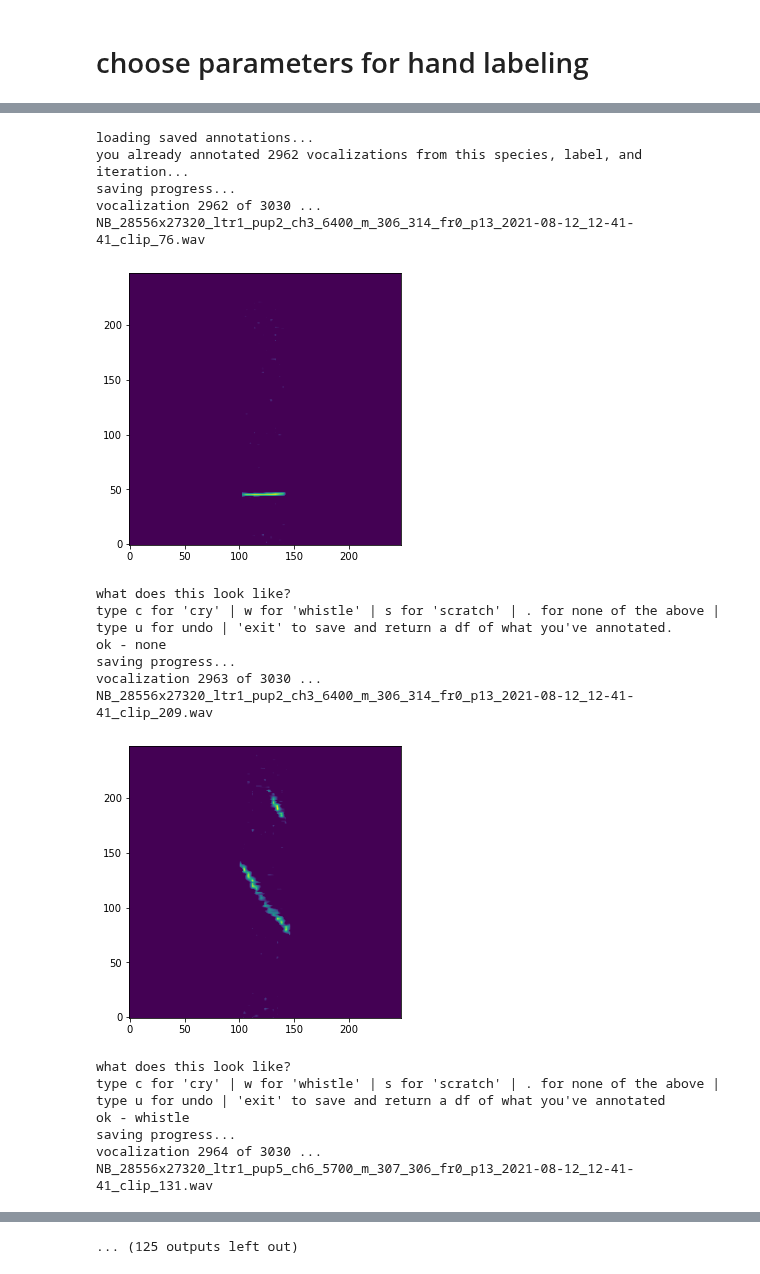
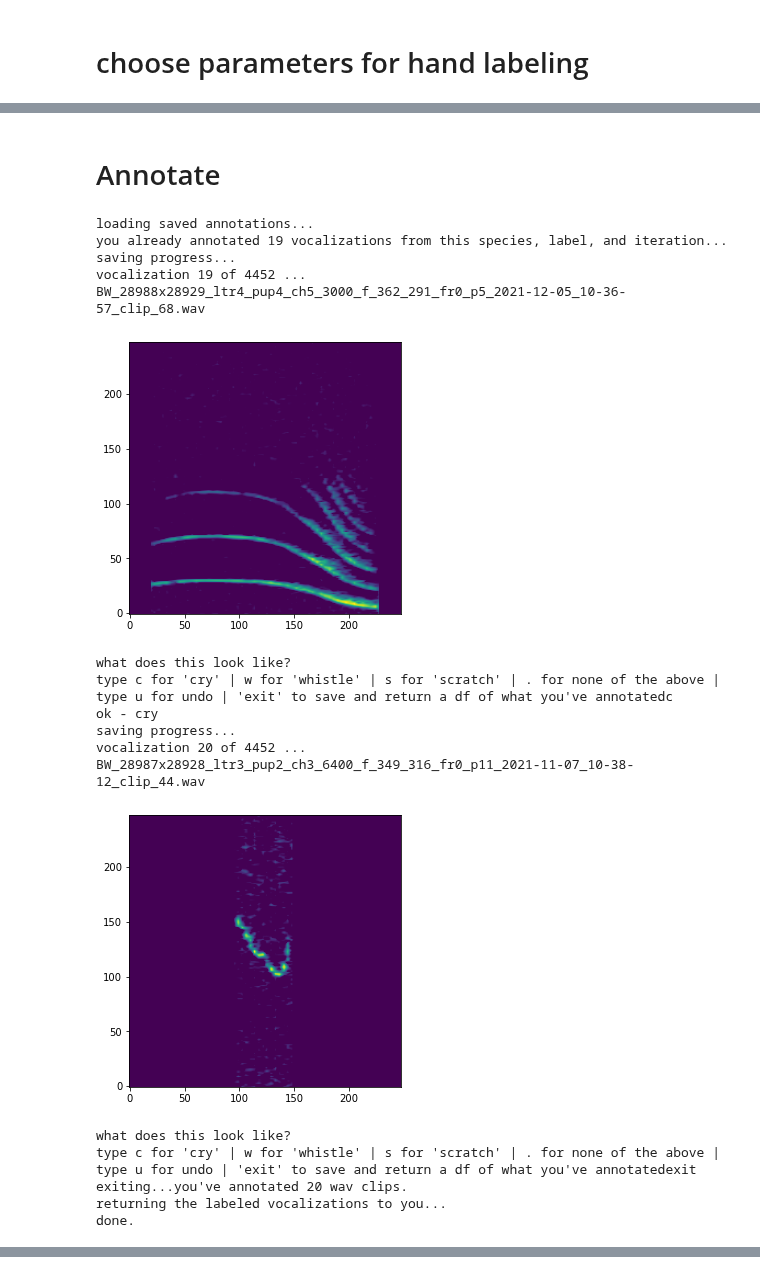
Before and after one commit to nickjourjine/peromyscus-pup-vocal-evolution, a Jupyter notebook: scripts/Annotate from UMAP.ipynb, the cells around one changed output, grey strips where cells are left out. Cells and saved outputs as stored; diff of their text form; code cells hidden in the pictures.

```diff
--- a/scripts/Annotate from UMAP.ipynb
+++ b/scripts/Annotate from UMAP.ipynb
@@ -31,8 +32,7 @@ The autoreload extension is already loaded. To reload it, use:
 # %%
 # to do: put these in a paths.py file and run it
 all_wav_raw = '/n/hoekstra_lab_tier1/Users/njourjine/manuscript/audio/raw/development/'
-all_voc_clips_dirs = '/n/hoekstra_lab_tier1/Users/njourjine/manuscript/audio/clips/amplitude_segmentation/final/vocalization_clips/'
-all_bg_clips_dirs = '/n/hoekstra_lab_tier1/Users/njourjine/manuscript/audio/clips/amplitude_segmentation/final/background_clips/'
+all_voc_clips_dirs = '/n/hoekstra_lab_tier1/Users/njourjine/manuscript/audio/clips/amplitude_segmented/final/vocalization_clips/'
 test_set_path = '/n/hoekstra_lab_tier1/Users/njourjine/manuscript/audio/annotated/annotations_csv/all_annotations.csv'
 # %% [markdown]
 # generate hdbscan labels
@@ -261,7 +259,7 @@ sampling_params = {'species': species,
                    'num_to_sample':6000,
                    'random_state':123456,
                    'hdbscan_label':0,
-                   'sampling_iteration':2,
+                   'sampling_iteration':iteration_number,
                    'clips_dir':clips_dir,
                    'type':'sampling vocalizations from umap'}
 
@@ -281,6 +279,7 @@ ok - no file saved
 # %% [markdown]
 # choose parameters for hand labeling
 # %%
-# check if sampling params already exist
-print(os.listdir(params_save_dir))
+# check which sampling params and iterations already exist
+print('available sampling parameters and iterations (species_label_iteration.json):')
+for i in os.listdir(params_save_dir): print('\t',i)
 # %% [output]
@@ -315,10 +330,10 @@ saved sampled vocalizations to:
 # %%
 #load sampled vocalizations
-ds_df = pd.read_feather(os.path.join(df_save_dir+df_save_name))
+#ds_df = pd.read_feather(os.path.join(df_save_dir+df_save_name))
 
 #check how many are from pups in the test set
 test_df = pd.read_csv(test_set_path)
-in_test_set = check_test_set(ds_df, test_df)
+in_test_set = annotation.check_test_set(ds_df, test_df)
 print(len(in_test_set), 'vocs come from pups in the test set')
 print('dropping them...')
 
@@ -384,58 +402,62 @@ plt.scatter(
+# %% [markdown]
+# Annotate
 # %%
 # now hand annotate them - this is easiest if this is the last cell in the notebook - consider temporaroly moving it there
+# if you press a non-allowed key or undo, just re-reun this cell to start annotating from where you left off
 
 #for viewing specs with different param than used in embedding
 spec_params = {
     'min_freq': 5000, # minimum frequency
     'max_freq': 125000, # maximum frequency
     'nperseg': 512, # FFT
     'noverlap': 512 // 4, # FFT
     'spec_min_val': .1, # minimum log-spectrogram value - update from noise floors dataframe if noise_floors_path provided
     'fs': 250000, # audio samplerate
     'downsample_by':2, #2 means take every other pixel from the original spectrogram
-    'log_resize_scaling_factor':None,
     'fill_value': .1,
     'max_dur':.1,
     'num_time_bins':248,
     'num_freq_bins':248,
     'spec_max_val':10,
-    'interpolate':True,
     'noise_floors_path':None
 }
 
-#interactive annotation
+#set paths
+in_progress_dir = '/n/hoekstra_lab_tier1/Users/njourjine/manuscript/models/das/annotations_from_umap/'+sampling_params['species']+'/annotations/in_progress/'+'hdbscanlabel'+str(sampling_params['hdbscan_label'])+'/'+str(sampling_params['sampling_iteration'])+'/'
 non_spec_columns = ['source_file', 'umap1', 'umap2', 'label']
 df_save_dir = '/n/hoekstra_lab_tier1/Users/njourjine/manuscript/models/das/annotations_from_umap/'+sampling_params['species']+'/annotations/hdbscan_label_'+str(sampling_params['hdbscan_label'])+'/'
-df_save_name = sampling_params['species']+'_'+'hdbscan_label'+str(sampling_params['hdbscan_label'])+'_iteration'+str(sampling_params['sampling_iteration'])+'.feather'
-hand_labeled_df = annotations_from_umap(downsampled_frame = ds_df,
-                                        num_freq_bins=128,
-                                        num_time_bins=128,
-                                        non_spec_columns=non_spec_columns,
-                                        sampling_params=sampling_params,
-                                        clips_dir=clips_dir,
-                                        spec_type='from_wav',
-                                        df_save_dir = df_save_dir,
-                                        df_save_name = df_save_name,
-                                        spec_params=spec_params)
+df_save_name = sampling_params['species']+'_'+'hdbscan_label'+str(sampling_params['hdbscan_label'])+str(sampling_params['sampling_iteration'])+'.feather'
+
+#interactive annotation
+hand_labeled_df = annotation.from_umap(downsampled_frame = ds_df,
+                                       num_freq_bins=128,
+                                       num_time_bins=128,
+                                       non_spec_columns=non_spec_columns,
+                                       sampling_params=sampling_params,
+                                       clips_dir=clips_dir,
+                                       in_progress_dir = in_progress_dir,
+                                       spec_type='from_wav',
+                                       df_save_dir = df_save_dir,
+                                       df_save_name = df_save_name,
+                                       spec_params=spec_params)
 # %% [output]
 loading saved annotations...
-you already annotated 2962 vocalizations from this species, label, and iteration...
+you already annotated 19 vocalizations from this species, label, and iteration...
 saving progress...
-vocalization 2962 of 3030 ...
-NB_28556x27320_ltr1_pup2_ch3_6400_m_306_314_fr0_p13_2021-08-12_12-41-41_clip_76.wav
+vocalization 19 of 4452 ...
+BW_28988x28929_ltr4_pup4_ch5_3000_f_362_291_fr0_p5_2021-12-05_10-36-57_clip_68.wav
-[figure, old version]
+[figure, new version]
 what does this look like?
 type c for 'cry' | w for 'whistle' | s for 'scratch' | . for none of the above |
-type u for undo | 'exit' to save and return a df of what you've annotated.
-ok - none
+type u for undo | 'exit' to save and return a df of what you've annotatedc
+ok - cry
 saving progress...
-vocalization 2963 of 3030 ...
-NB_28556x27320_ltr1_pup2_ch3_6400_m_306_314_fr0_p13_2021-08-12_12-41-41_clip_209.wav
+vocalization 20 of 4452 ...
+BW_28987x28928_ltr3_pup2_ch3_6400_f_349_316_fr0_p11_2021-11-07_10-38-12_clip_44.wav
-[figure, old version]
+[figure, new version]
 what does this look like?
 type c for 'cry' | w for 'whistle' | s for 'scratch' | . for none of the above |
-type u for undo | 'exit' to save and return a df of what you've annotated
-ok - whistle
-saving progress...
-vocalization 2964 of 3030 ...
-NB_28556x27320_ltr1_pup5_ch6_5700_m_307_306_fr0_p13_2021-08-12_12-41-41_clip_131.wav
+type u for undo | 'exit' to save and return a df of what you've annotatedexit
+exiting...you've annotated 20 wav clips.
+returning the labeled vocalizations to you...
+done.
@@ -467 +463,0 @@ NB_28556x27320_ltr1_pup5_ch6_5700_m_307_306_fr0_p13_2021-08-12_12-41-41_clip_356
-... (125 outputs left out)
```
Also changed, not shown: parts of 33 cells of this notebook.
